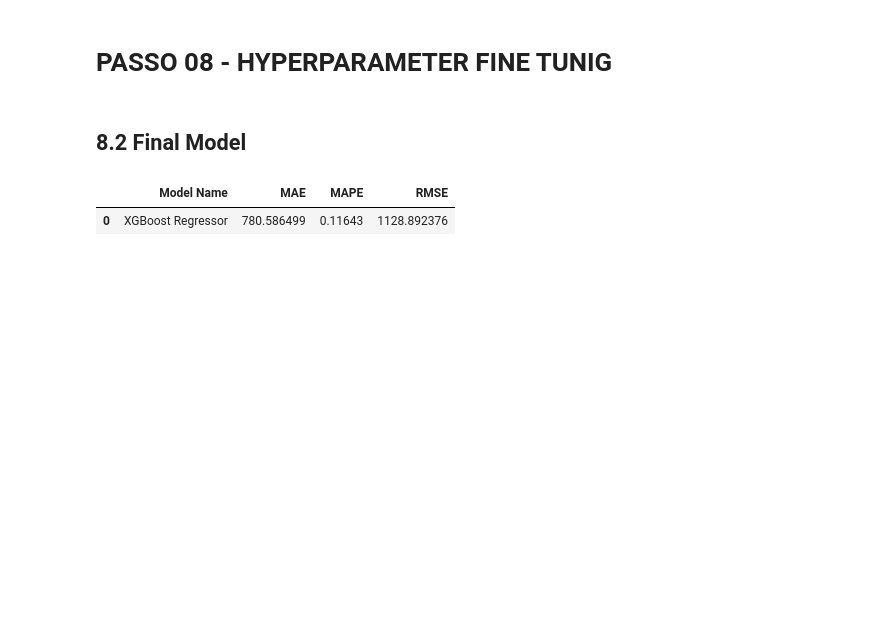
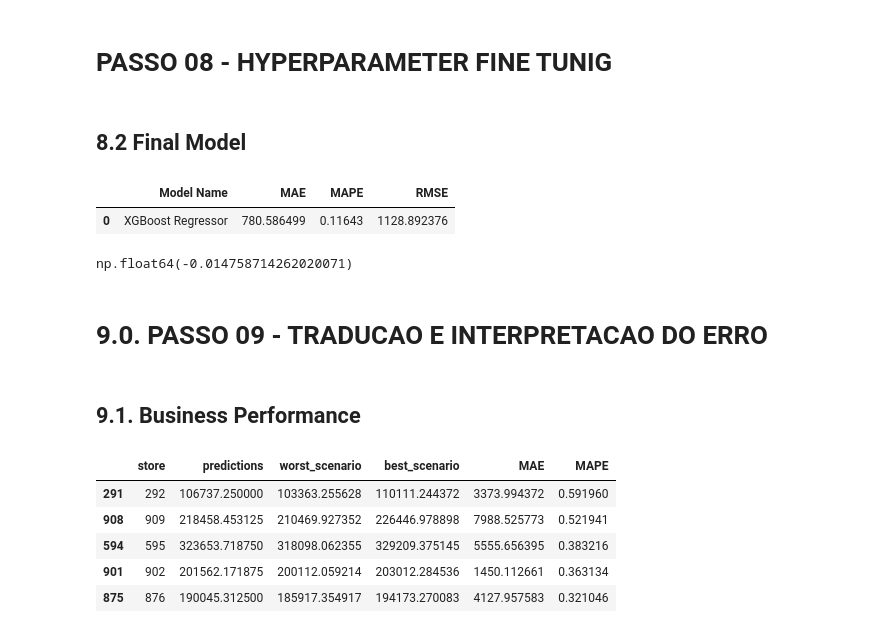
Before and after one commit to heitorznx/projeto-rossmann, a Jupyter notebook: m06_v01_store_sales_prediction.ipynb, the cells around one changed output. Cells and saved outputs as stored; diff of their text form; code cells hidden in the pictures; blank space fills up the shorter version.

```diff
--- a/m06_v01_store_sales_prediction.ipynb
+++ b/m06_v01_store_sales_prediction.ipynb
@@ -1232,3 +1243,10 @@ xgb_result_tuned
 # %% [output]
 |  | Model Name | MAE | MAPE | RMSE |
 | 0 | XGBoost Regressor | 780.586499 | 0.11643 | 1128.892376 |
+# %%
+mpe = mean_percentage_error( np.expm1( y_test ), np.expm1( yhat_xgb_tuned ) )
+mpe
+# %% [output]
+np.float64(-0.014758714262020071)
+# %% [markdown]
+# 9.0. PASSO 09 - TRADUCAO E INTERPRETACAO DO ERRO
@@ -1234,0 +1258,2 @@ xgb_result_tuned
+# %% [markdown]
+## 9.1. Business Performance
@@ -1234,0 +1278,9 @@ xgb_result_tuned
+# %%
+ df92.sort_values( 'MAPE', ascending=False ).head()
+# %% [output]
+|  | store | predictions | worst_scenario | best_scenario | MAE | MAPE |
+| 291 | 292 | 106737.250000 | 103363.255628 | 110111.244372 | 3373.994372 | 0.591960 |
+| 908 | 909 | 218458.453125 | 210469.927352 | 226446.978898 | 7988.525773 | 0.521941 |
+| 594 | 595 | 323653.718750 | 318098.062355 | 329209.375145 | 5555.656395 | 0.383216 |
+| 901 | 902 | 201562.171875 | 200112.059214 | 203012.284536 | 1450.112661 | 0.363134 |
+| 875 | 876 | 190045.312500 | 185917.354917 | 194173.270083 | 4127.957583 | 0.321046 |
```
Also changed, not shown: parts of 20 cells of this notebook, 1 other file.
